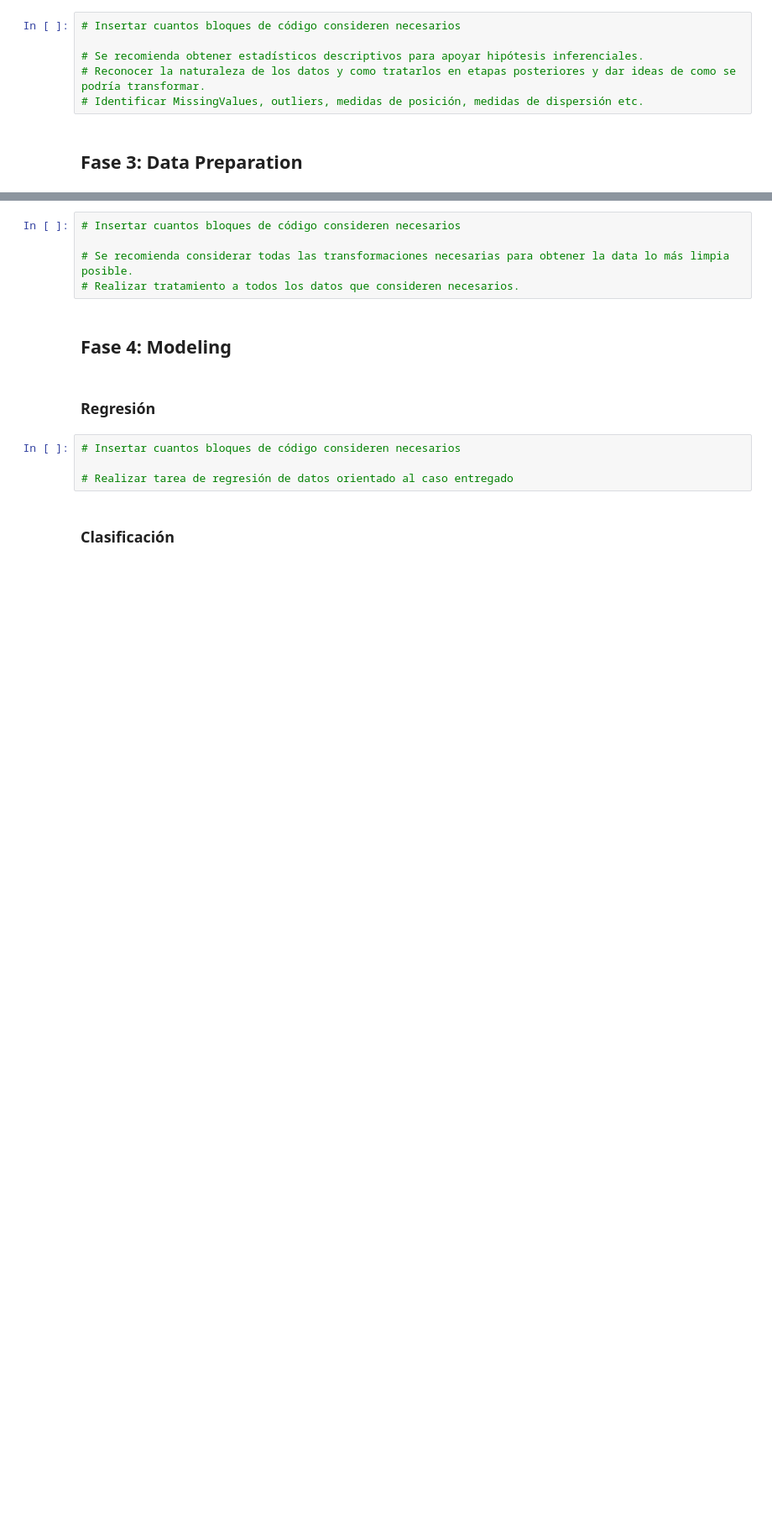
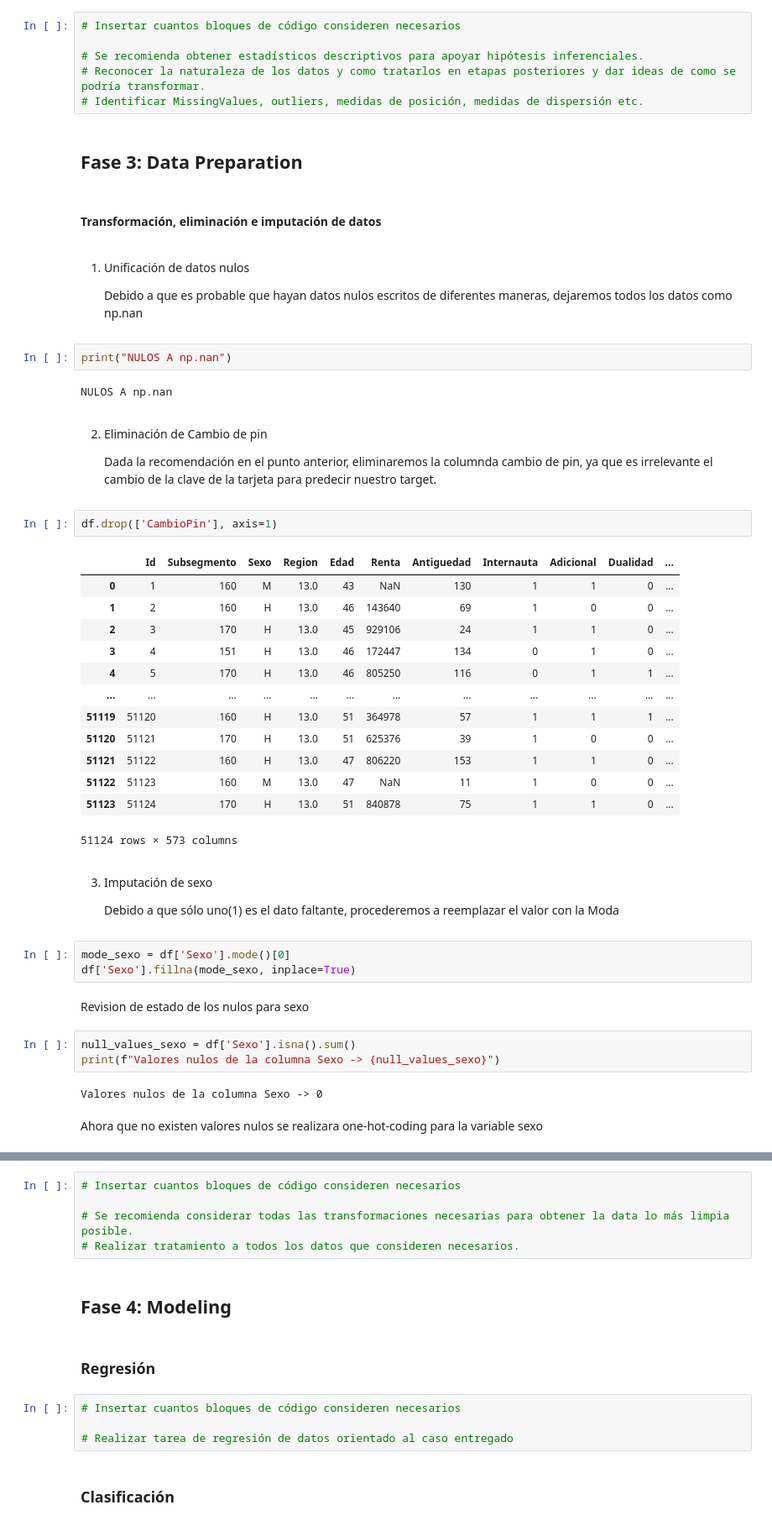
Before and after one commit to The-Shield-Team/SHIELD-ML-Monopoly, a Jupyter notebook: index.ipynb, the cells around one changed output, grey strips where cells are left out. Shown at 84% size. Cells and saved outputs as stored; diff of their text form; blank space fills up the shorter version.

```diff
--- a/index.ipynb
+++ b/index.ipynb
@@ -255,3 +264,49 @@ plt.show()
 # Identificar MissingValues, outliers, medidas de posición, medidas de dispersión etc.
 # %% [markdown]
 ## Fase 3: Data Preparation
+# %% [markdown]
+#### Transformación, eliminación e imputación de datos
+# %% [markdown]
+1. Unificación de datos nulos
+
+    Debido a que es probable que hayan datos nulos escritos de diferentes maneras, dejaremos todos los datos como np.nan
+# %%
+print("NULOS A np.nan")
+# %% [output]
+NULOS A np.nan
+# %% [markdown]
+2. Eliminación de Cambio de pin
+
+    Dada la recomendación en el punto anterior, eliminaremos la columnda cambio de pin, ya que es irrelevante el cambio de la clave de la tarjeta para predecir nuestro target.
+# %%
+df.drop(['CambioPin'], axis=1)
+# %% [output]
+|  | Id | Subsegmento | Sexo | Region | Edad | Renta | Antiguedad | Internauta | Adicional | Dualidad | ... |
+| 0 | 1 | 160 | M | 13.0 | 43 | NaN | 130 | 1 | 1 | 0 | ... |
+| 1 | 2 | 160 | H | 13.0 | 46 | 143640 | 69 | 1 | 0 | 0 | ... |
+| 2 | 3 | 170 | H | 13.0 | 45 | 929106 | 24 | 1 | 1 | 0 | ... |
+| 3 | 4 | 151 | H | 13.0 | 46 | 172447 | 134 | 0 | 1 | 0 | ... |
+| 4 | 5 | 170 | H | 13.0 | 46 | 805250 | 116 | 0 | 1 | 1 | ... |
+| ... | ... | ... | ... | ... | ... | ... | ... | ... | ... | ... | ... |
+| 51119 | 51120 | 160 | H | 13.0 | 51 | 364978 | 57 | 1 | 1 | 1 | ... |
+| 51120 | 51121 | 170 | H | 13.0 | 51 | 625376 | 39 | 1 | 0 | 0 | ... |
+| 51121 | 51122 | 160 | H | 13.0 | 47 | 806220 | 153 | 1 | 1 | 0 | ... |
+| 51122 | 51123 | 160 | M | 13.0 | 47 | NaN | 11 | 1 | 0 | 0 | ... |
+| 51123 | 51124 | 170 | H | 13.0 | 51 | 840878 | 75 | 1 | 1 | 0 | ... |
+51124 rows × 573 columns
+# %% [markdown]
+3. Imputación de sexo
+
+    Debido a que sólo uno(1) es el dato faltante, procederemos a reemplazar el valor con la Moda
+# %%
+mode_sexo = df['Sexo'].mode()[0]
+df['Sexo'].fillna(mode_sexo, inplace=True)
+# %% [markdown]
+Revision de estado de los nulos para sexo
+# %%
+null_values_sexo = df['Sexo'].isna().sum()
+print(f"Valores nulos de la columna Sexo -> {null_values_sexo}")
+# %% [output]
+Valores nulos de la columna Sexo -> 0
+# %% [markdown]
+Ahora que no existen valores nulos se realizara one-hot-coding para la variable sexo
```
Also changed, not shown: parts of 19 cells of this notebook.
